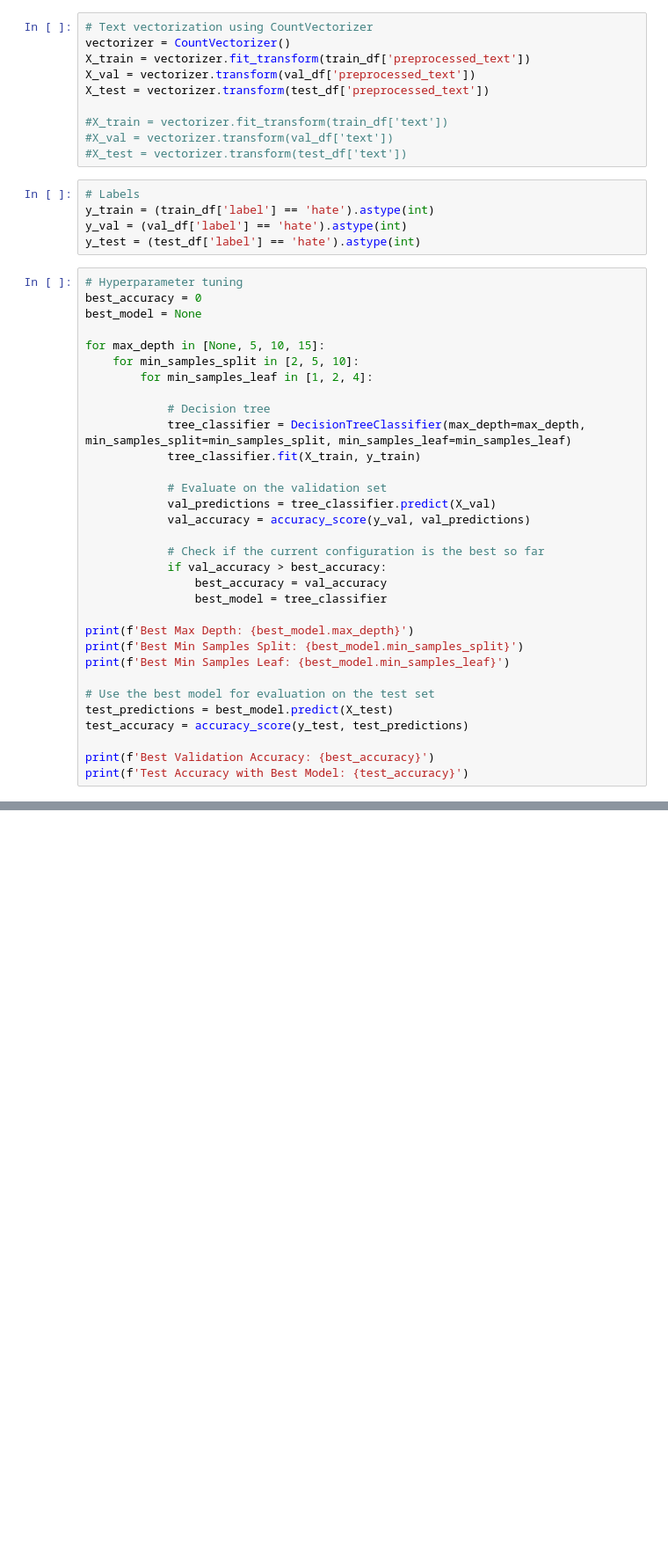
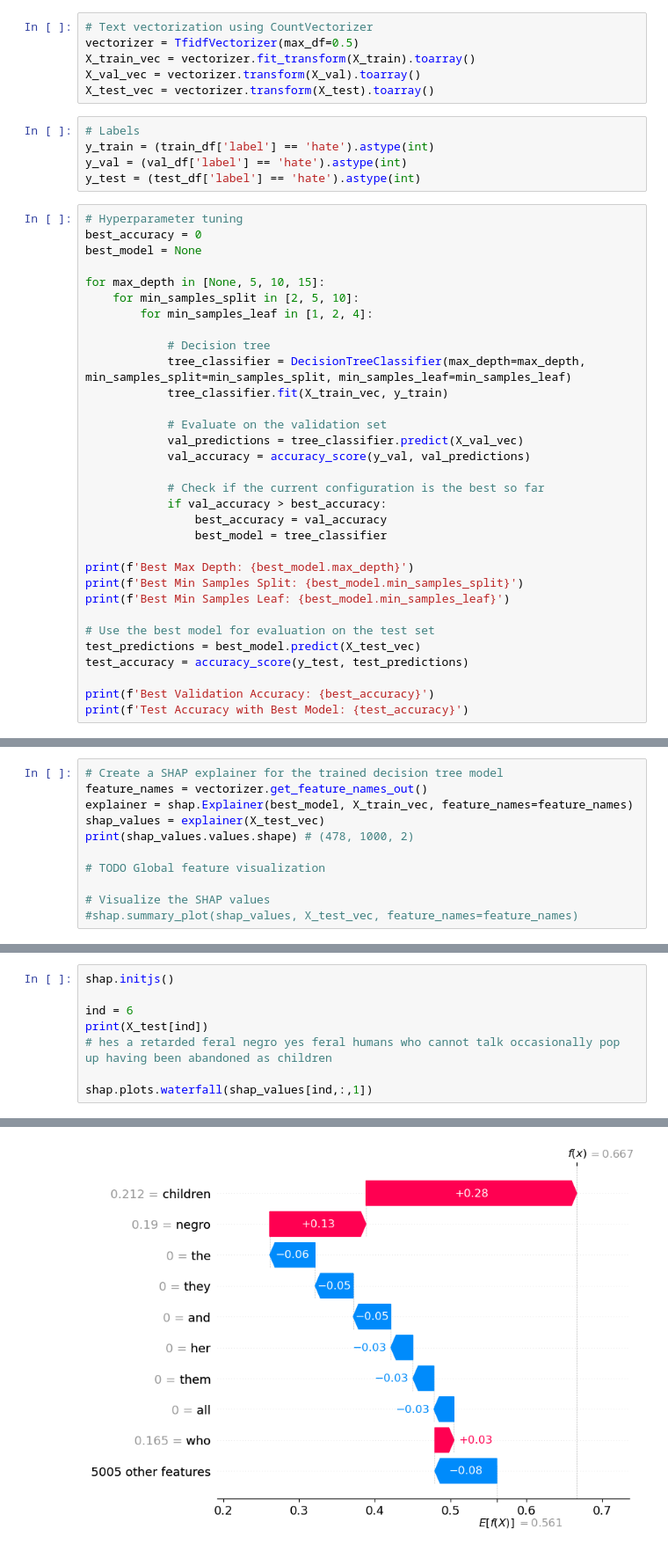
Before and after one commit to aysenurozmen/hate_speech_models, a Jupyter notebook: decision_tree.ipynb, the cells around one changed output, grey strips where cells are left out. Shown: that part at 88% size. Cells and saved outputs as stored; diff of their text form; blank space fills up the shorter version.

Commit message:
decision tree shap explanation added
decision tree shap explanation added

```diff
--- a/decision_tree.ipynb
+++ b/decision_tree.ipynb
@@ -69,13 +38,9 @@ Vocabulary Size: 111
 # %%
 # Text vectorization using CountVectorizer
-vectorizer = CountVectorizer()
-X_train = vectorizer.fit_transform(train_df['preprocessed_text'])
-X_val = vectorizer.transform(val_df['preprocessed_text'])
-X_test = vectorizer.transform(test_df['preprocessed_text'])
-
-#X_train = vectorizer.fit_transform(train_df['text'])
-#X_val = vectorizer.transform(val_df['text'])
-#X_test = vectorizer.transform(test_df['text'])
+vectorizer = TfidfVectorizer(max_df=0.5)
+X_train_vec = vectorizer.fit_transform(X_train).toarray()
+X_val_vec = vectorizer.transform(X_val).toarray()
+X_test_vec = vectorizer.transform(X_test).toarray()
 # %%
 # Labels
 y_train = (train_df['label'] == 'hate').astype(int)
@@ -92,10 +57,10 @@ for max_depth in [None, 5, 10, 15]:
 
             # Decision tree
             tree_classifier = DecisionTreeClassifier(max_depth=max_depth, min_samples_split=min_samples_split, min_samples_leaf=min_samples_leaf)
-            tree_classifier.fit(X_train, y_train)
+            tree_classifier.fit(X_train_vec, y_train)
 
             # Evaluate on the validation set
-            val_predictions = tree_classifier.predict(X_val)
+            val_predictions = tree_classifier.predict(X_val_vec)
             val_accuracy = accuracy_score(y_val, val_predictions)
 
             # Check if the current configuration is the best so far
@@ -108,7 +73,7 @@ print(f'Best Min Samples Split: {best_model.min_samples_split}')
 print(f'Best Min Samples Leaf: {best_model.min_samples_leaf}')
 
 # Use the best model for evaluation on the test set
-test_predictions = best_model.predict(X_test)
+test_predictions = best_model.predict(X_test_vec)
 test_accuracy = accuracy_score(y_test, test_predictions)
 
 print(f'Best Validation Accuracy: {best_accuracy}')
@@ -121,0 +87,11 @@ Test Accuracy with Best Model: 0.6841004184100419
+# %%
+# Create a SHAP explainer for the trained decision tree model
+feature_names = vectorizer.get_feature_names_out()
+explainer = shap.Explainer(best_model, X_train_vec, feature_names=feature_names)
+shap_values = explainer(X_test_vec)
+print(shap_values.values.shape) # (478, 1000, 2)
+
+# TODO Global feature visualization
+
+# Visualize the SHAP values
+#shap.summary_plot(shap_values, X_test_vec, feature_names=feature_names)
@@ -121,0 +100,9 @@ Test Accuracy with Best Model: 0.6841004184100419
+# %%
+shap.initjs()
+
+ind = 6
+print(X_test[ind])
+# hes a retarded feral negro yes feral humans who cannot talk occasionally pop up having been abandoned as children
+
+shap.plots.waterfall(shap_values[ind,:,1])
+# %% [output]
@@ -121,0 +111 @@ Test Accuracy with Best Model: 0.6841004184100419
+[figure, added]
```
Also changed, not shown: parts of 7 cells of this notebook.
